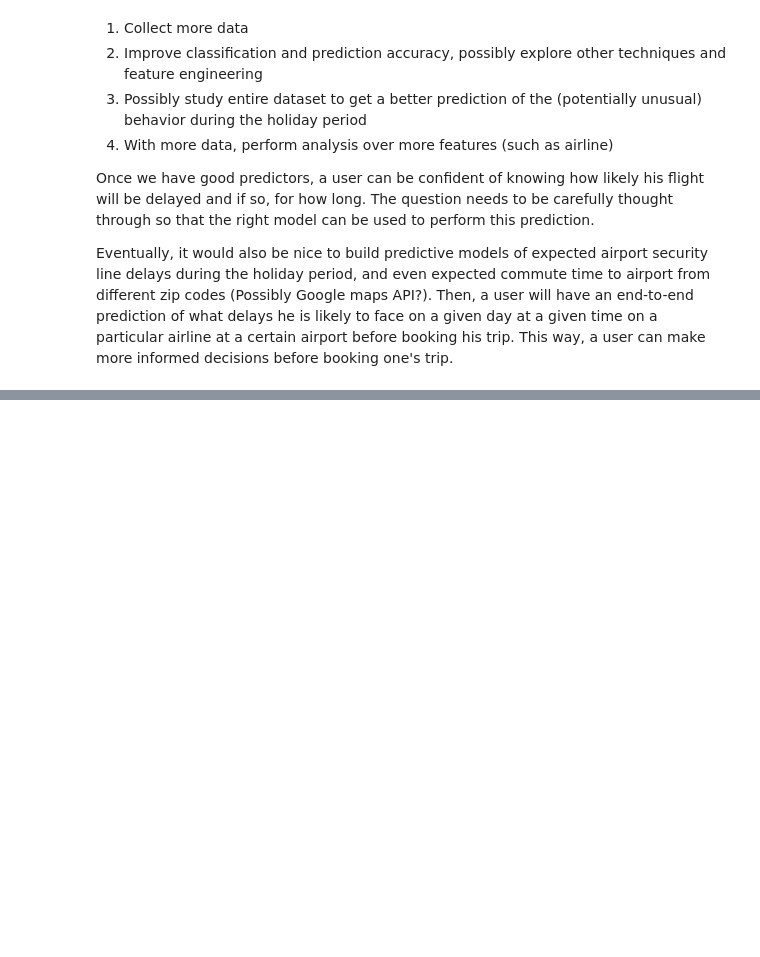
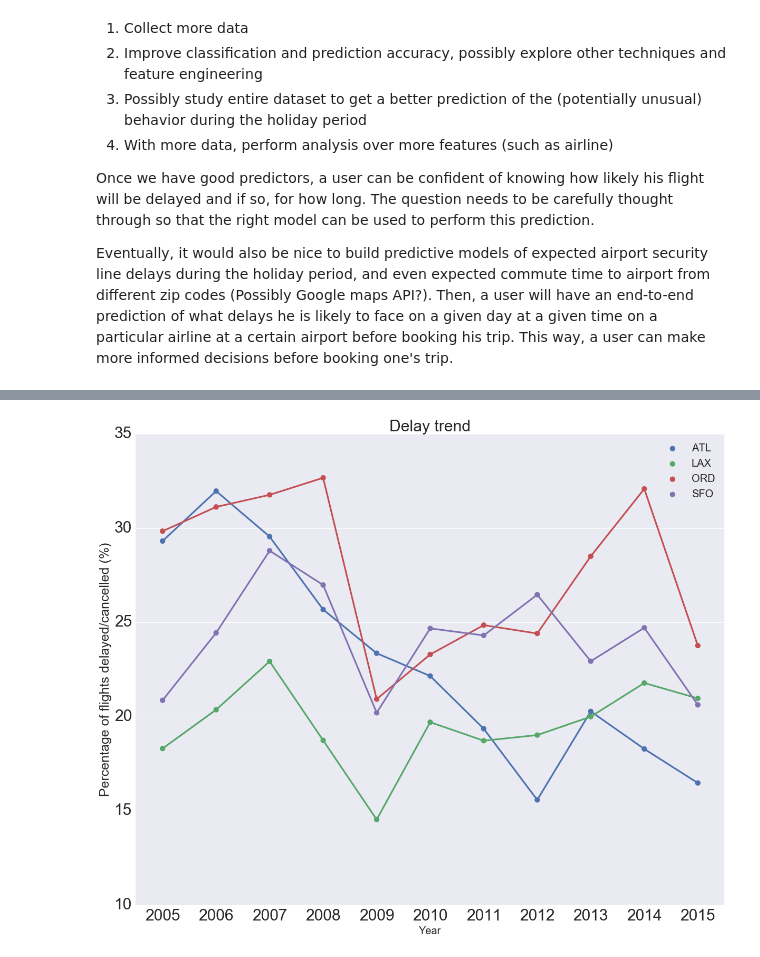
Before and after one commit to harisk87/AirlineDelays, a Jupyter notebook: Airline Delay.ipynb, the cells around one changed output, grey strips where cells are left out. Saved outputs shown, nothing was run; the diff lists cells and outputs as text; code cells hidden in the pictures; blank space fills up the shorter version.

```diff
--- a/Airline Delay.ipynb
+++ b/Airline Delay.ipynb
@@ -616,0 +685,18 @@ Eventually, it would also be nice to build predictive models of expected airport
+# %%
+del_per_ap = air_df.groupby(['YEAR','ORIGIN'])['DEL_OR_CANC'].apply(lambda x: 100*x.sum()/x.count()).reset_index()
+del_per_ap = del_per_ap[del_per_ap.YEAR != 2016]
+# %%
+fig = plt.figure(figsize=(20, 16))
+sns.pointplot(x='YEAR',y='DEL_OR_CANC',hue='ORIGIN',data=del_per_ap)
+plt.xticks(fontsize = 30)
+plt.yticks(fontsize = 30)
+plt.xlabel('Year',fontsize=20)
+plt.title('Delay trend',fontsize=30)
+frame1 = plt.gca()
+plt.ylabel('Percentage of flights delayed/cancelled (%)',fontsize=25)
+plt.legend(fontsize = 20)
+#frame1.axes.get_yaxis().set_ticks([])
+plt.savefig('DelayTrend_per_airport.png')
+plt.show()
+# %% [output]
+[figure, added]
```
Also changed, not shown: parts of 36 cells of this notebook, 6 other files.
